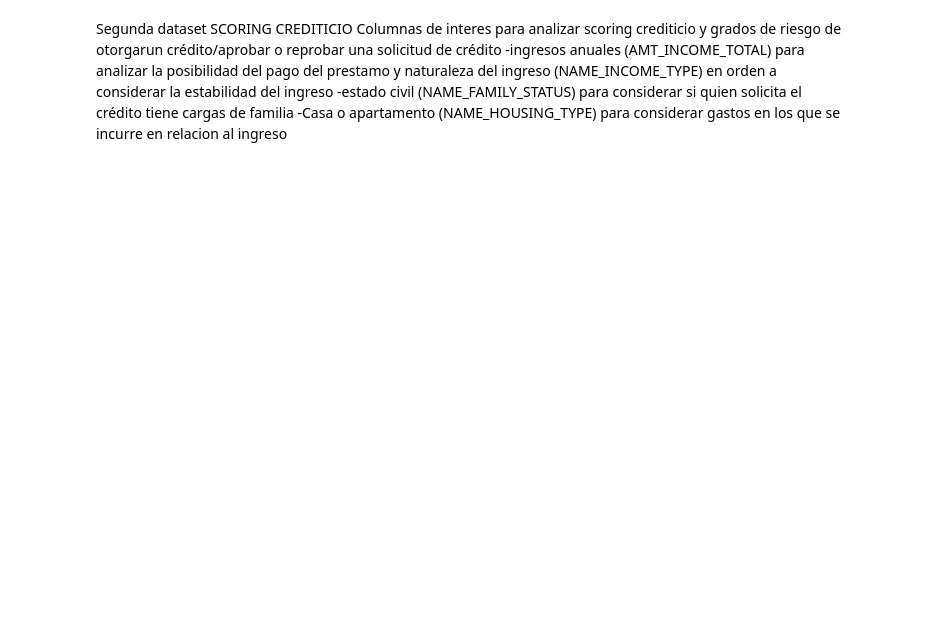
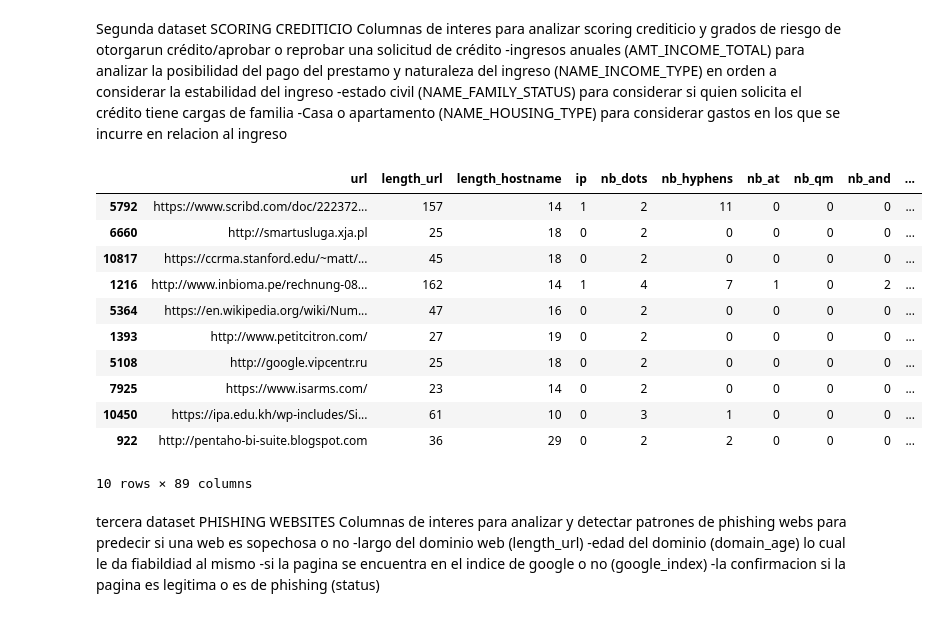
Before and after one commit to AlejandroGiorgio/CH-dataSience, a Jupyter notebook: primeraEntrega.ipynb, the cells around one changed output. Cells and saved outputs as stored; diff of their text form; code cells hidden in the pictures; blank space fills up the shorter version.

Commit message:
tercera db

```diff
--- a/primeraEntrega.ipynb
+++ b/primeraEntrega.ipynb
@@ -45,3 +45,26 @@ Columnas de interes para analizar scoring crediticio y grados de riesgo de otorg
 -ingresos anuales (AMT_INCOME_TOTAL) para analizar la posibilidad del pago del prestamo y naturaleza del ingreso (NAME_INCOME_TYPE) en orden a considerar la estabilidad del ingreso
 -estado civil (NAME_FAMILY_STATUS) para considerar si quien solicita el crédito tiene cargas de familia
 -Casa o apartamento (NAME_HOUSING_TYPE) para considerar gastos en los que se incurre en relacion al ingreso
+# %%
+df3 = pd.read_csv("/workspaces/CH-dataSience/data/dataset_phishing.csv")
+df3.sample(10)
+# %% [output]
+|  | url | length_url | length_hostname | ip | nb_dots | nb_hyphens | nb_at | nb_qm | nb_and | ... |
+| 5792 | https://www.scribd.com/doc/222372... | 157 | 14 | 1 | 2 | 11 | 0 | 0 | 0 | ... |
+| 6660 | http://smartusluga.xja.pl | 25 | 18 | 0 | 2 | 0 | 0 | 0 | 0 | ... |
+| 10817 | https://ccrma.stanford.edu/~matt/... | 45 | 18 | 0 | 2 | 0 | 0 | 0 | 0 | ... |
+| 1216 | http://www.inbioma.pe/rechnung-08... | 162 | 14 | 1 | 4 | 7 | 1 | 0 | 2 | ... |
+| 5364 | https://en.wikipedia.org/wiki/Num... | 47 | 16 | 0 | 2 | 0 | 0 | 0 | 0 | ... |
+| 1393 | http://www.petitcitron.com/ | 27 | 19 | 0 | 2 | 0 | 0 | 0 | 0 | ... |
+| 5108 | http://google.vipcentr.ru | 25 | 18 | 0 | 2 | 0 | 0 | 0 | 0 | ... |
+| 7925 | https://www.isarms.com/ | 23 | 14 | 0 | 2 | 0 | 0 | 0 | 0 | ... |
+| 10450 | https://ipa.edu.kh/wp-includes/Si... | 61 | 10 | 0 | 3 | 1 | 0 | 0 | 0 | ... |
+| 922 | http://pentaho-bi-suite.blogspot.com | 36 | 29 | 0 | 2 | 2 | 0 | 0 | 0 | ... |
+10 rows × 89 columns
+# %% [markdown]
+tercera dataset PHISHING WEBSITES
+Columnas de interes para analizar y detectar patrones de phishing webs para predecir si una web es sopechosa o no
+-largo del dominio web (length_url)
+-edad del dominio (domain_age) lo cual le da fiabildiad al mismo
+-si la pagina se encuentra en el indice de google o no (google_index)
+-la confirmacion si la pagina es legitima o es de phishing (status)
```
Also changed, not shown: parts of 1 cell of this notebook, 1 other file.
